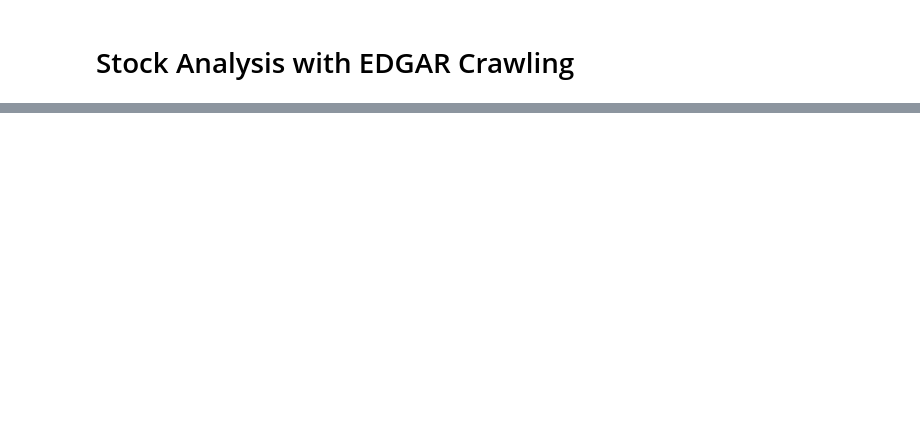
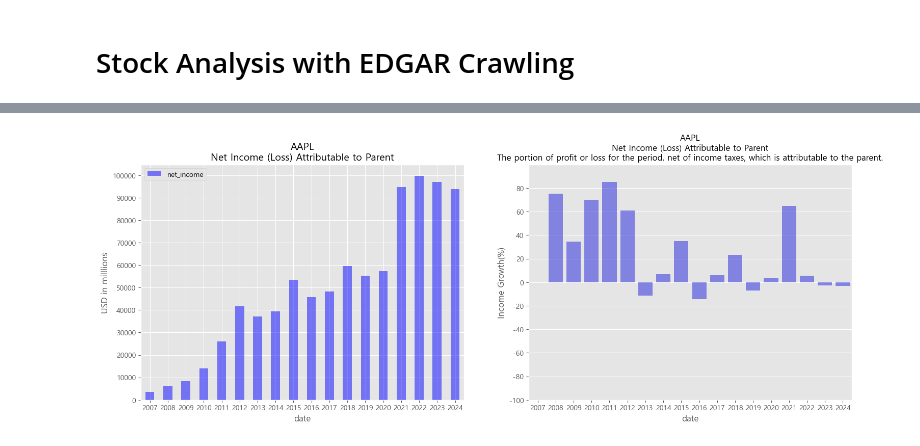
Before and after one commit to akaiuun12/stock_portfolio, a Jupyter notebook: edgar.ipynb, the cells around one changed output, grey strips where cells are left out. Cells and saved outputs as stored; diff of their text form; code cells hidden in the pictures; blank space fills up the shorter version.

Commit message:
add: subplots and growth rate

```diff
--- a/edgar.ipynb
+++ b/edgar.ipynb
@@ -51,0 +83,23 @@ CIK = {
+# %%
+def plot_annual_net_income(df_net_income, title, description, ymin, ymax, ystep, ax):
+    df_net_income.plot(kind='bar', x='date', y='net_income',
+                       ax=ax, color='blue', alpha=0.5)
+
+    ax.set_title(f'{ticker}\n{title}', fontsize=14)
+    ax.set_xticks(ticks=df_net_income.index, labels=df_net_income.date.str[:4], rotation=0)
+    ax.set_yticks(ticks=np.arange(ymin, ymax * 1e6, ystep * 1e6), labels=[str(x) for x in np.arange(ymin, ymax, ystep)])
+    ax.set_ylabel('USD in milllions')
+
+    return ax
+# %%
+def plot_net_income_growth(df_net_income, title, description, ymin, ymax, ystep, ax):
+    sns.barplot(data=df_net_income, x='date', y='net_income_growth',
+                color='blue', alpha=0.5, ax=ax)
+
+    ax.set_title(f'{ticker}\n{title}\n{description}', fontsize=12)
+    ax.set_xticks(ticks=df_net_income.index, labels=df_net_income.date.str[:4], rotation=0)
+    ax.set_ylabel('Income Growth(%)')
+    ax.set_yticks(ticks=np.arange(ymin, ymax, ystep), labels=[str(x) for x in np.arange(ymin, ymax, ystep)])
+    ax.set_ylim((ymin,ymax))
+
+    return ax
@@ -209,0 +171,20 @@ fig.show()
+# %%
+# Income Graphs
+fig, axes = plt.subplots(1, 2, figsize=(18, 6))
+
+# Annual Net Income
+df_net_income, title, description =  annual_net_income(facts)
+
+plot_annual_net_income(df_net_income=df_net_income, title=title, description=description,
+                       ymin=0, ymax=110000, ystep=10000, ax=axes[0])
+
+# Net Income Growth
+df_net_income['net_income_growth'] = df_net_income['net_income'].diff() / df_net_income['net_income'].abs().shift() * 100
+
+plot_net_income_growth(df_net_income=df_net_income, title=title, description=description,
+                       ymin=-100, ymax=100, ystep=20, ax=axes[1])
+
+# Visualize
+plt.show()
+# %% [output]
+[figure, added]
```
Also changed, not shown: parts of 55 cells of this notebook.
